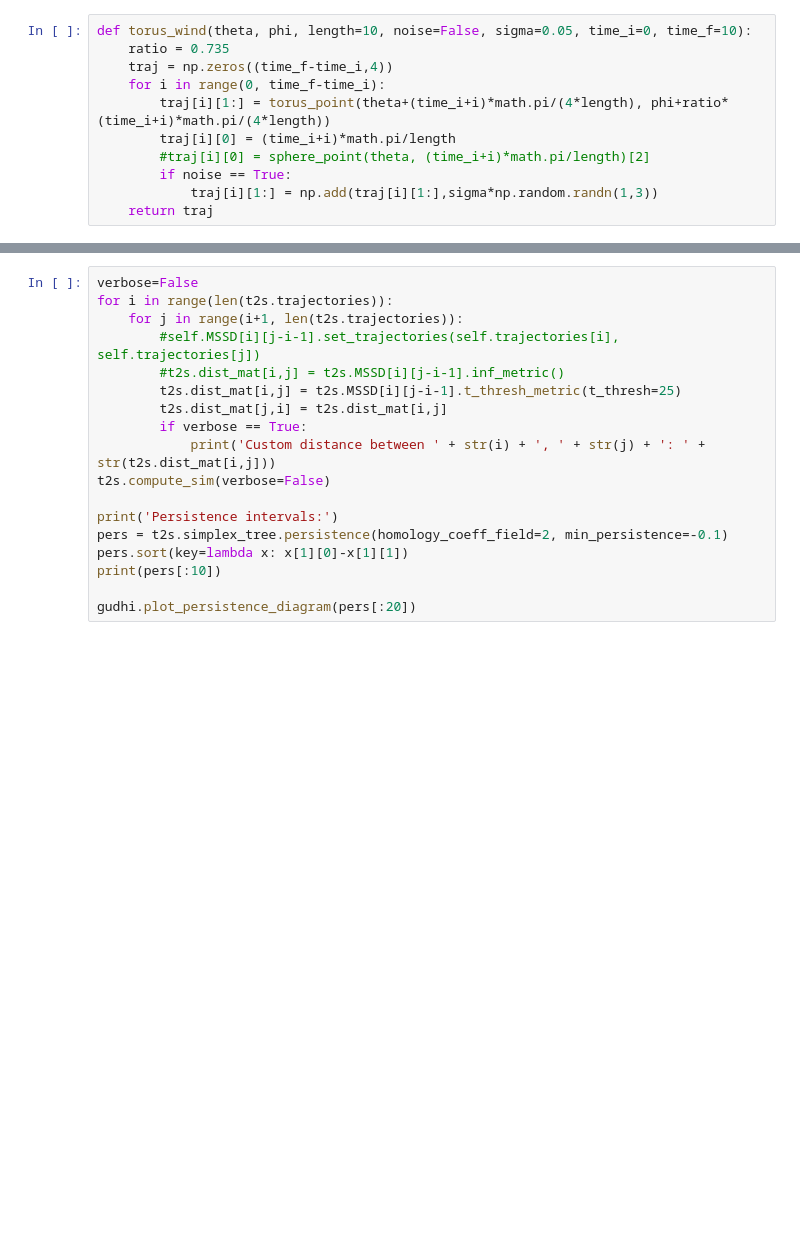
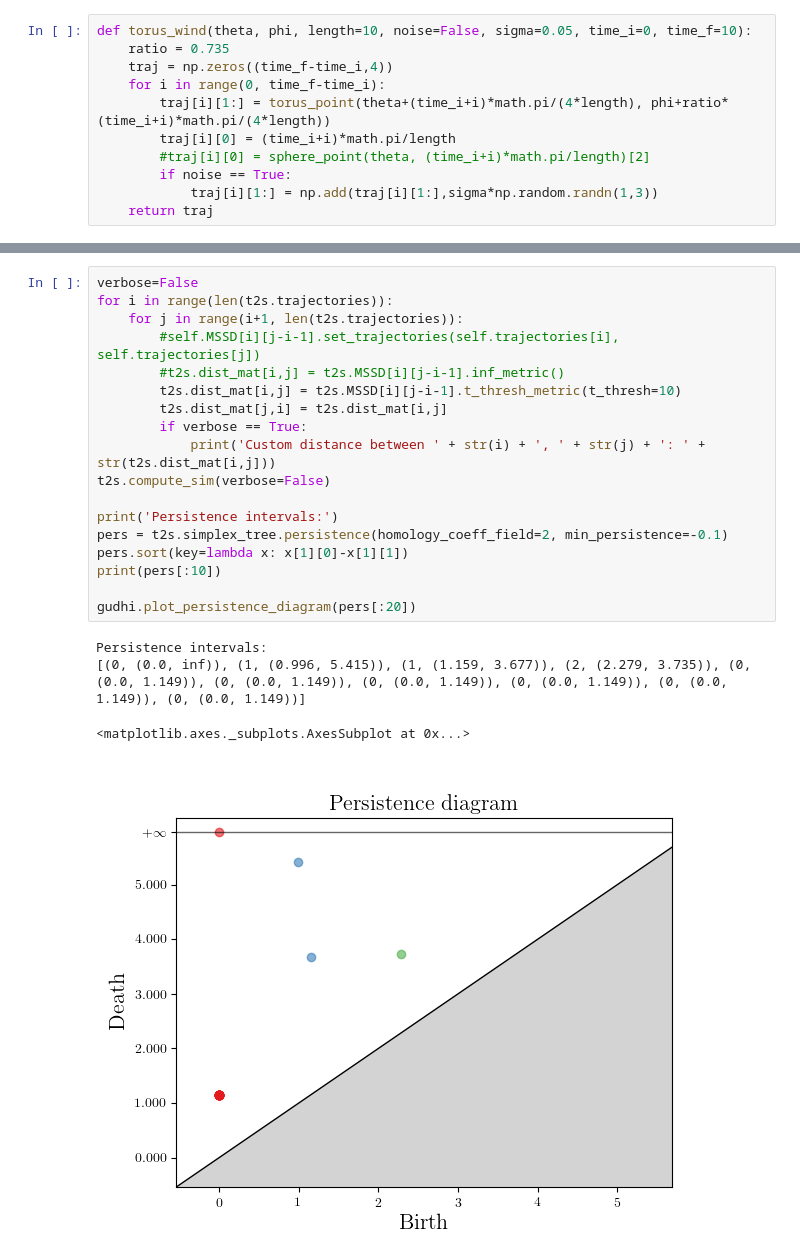
Before and after one commit to Mishalassif/Traj2Phase, a Jupyter notebook: examples/torus_test.ipynb, the cells around one changed output, grey strips where cells are left out. Cells and saved outputs as stored; diff of their text form; blank space fills up the shorter version.

```diff
--- a/examples/torus_test.ipynb
+++ b/examples/torus_test.ipynb
@@ -84,18 +89,23 @@ gudhi.plot_persistence_diagram(pers[:20])
 # %%
 verbose=False
 for i in range(len(t2s.trajectories)):
     for j in range(i+1, len(t2s.trajectories)):
         #self.MSSD[i][j-i-1].set_trajectories(self.trajectories[i], self.trajectories[j])
         #t2s.dist_mat[i,j] = t2s.MSSD[i][j-i-1].inf_metric()
-        t2s.dist_mat[i,j] = t2s.MSSD[i][j-i-1].t_thresh_metric(t_thresh=25)
+        t2s.dist_mat[i,j] = t2s.MSSD[i][j-i-1].t_thresh_metric(t_thresh=10)
         t2s.dist_mat[j,i] = t2s.dist_mat[i,j]
         if verbose == True:
             print('Custom distance between ' + str(i) + ', ' + str(j) + ': ' + str(t2s.dist_mat[i,j]))
 t2s.compute_sim(verbose=False)
 
 print('Persistence intervals:')
 pers = t2s.simplex_tree.persistence(homology_coeff_field=2, min_persistence=-0.1)
 pers.sort(key=lambda x: x[1][0]-x[1][1])
 print(pers[:10])
 
 gudhi.plot_persistence_diagram(pers[:20])
+# %% [output]
+Persistence intervals:
+[(0, (0.0, inf)), (1, (0.996, 5.415)), (1, (1.159, 3.677)), (2, (2.279, 3.735)), (0, (0.0, 1.149)), (0, (0.0, 1.149)), (0, (0.0, 1.149)), (0, (0.0, 1.149)), (0, (0.0, 1.149)), (0, (0.0, 1.149))]
+<matplotlib.axes._subplots.AxesSubplot at 0x...>
+[figure, added]
```
Also changed, not shown: parts of 1 cell of this notebook.
